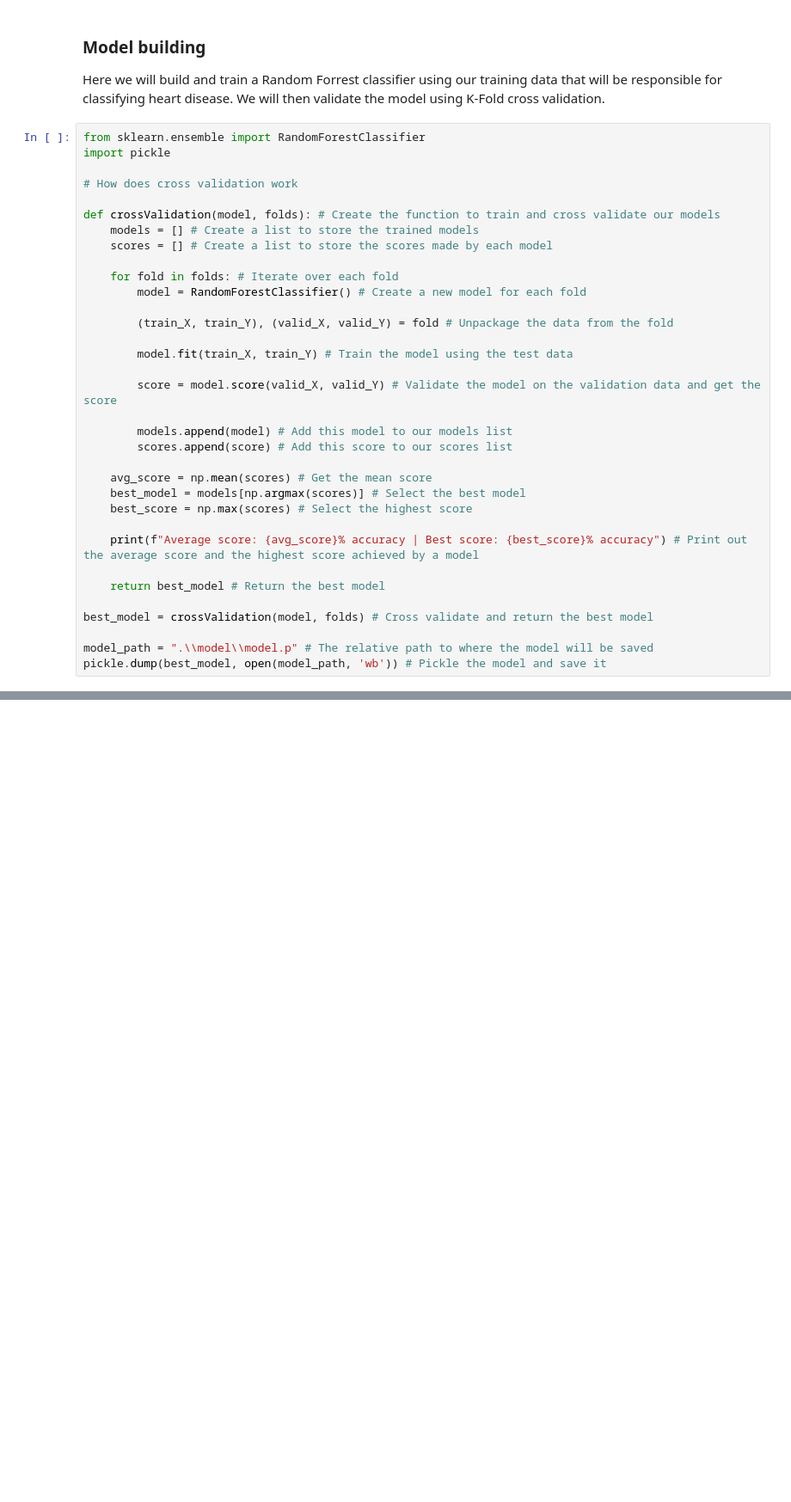
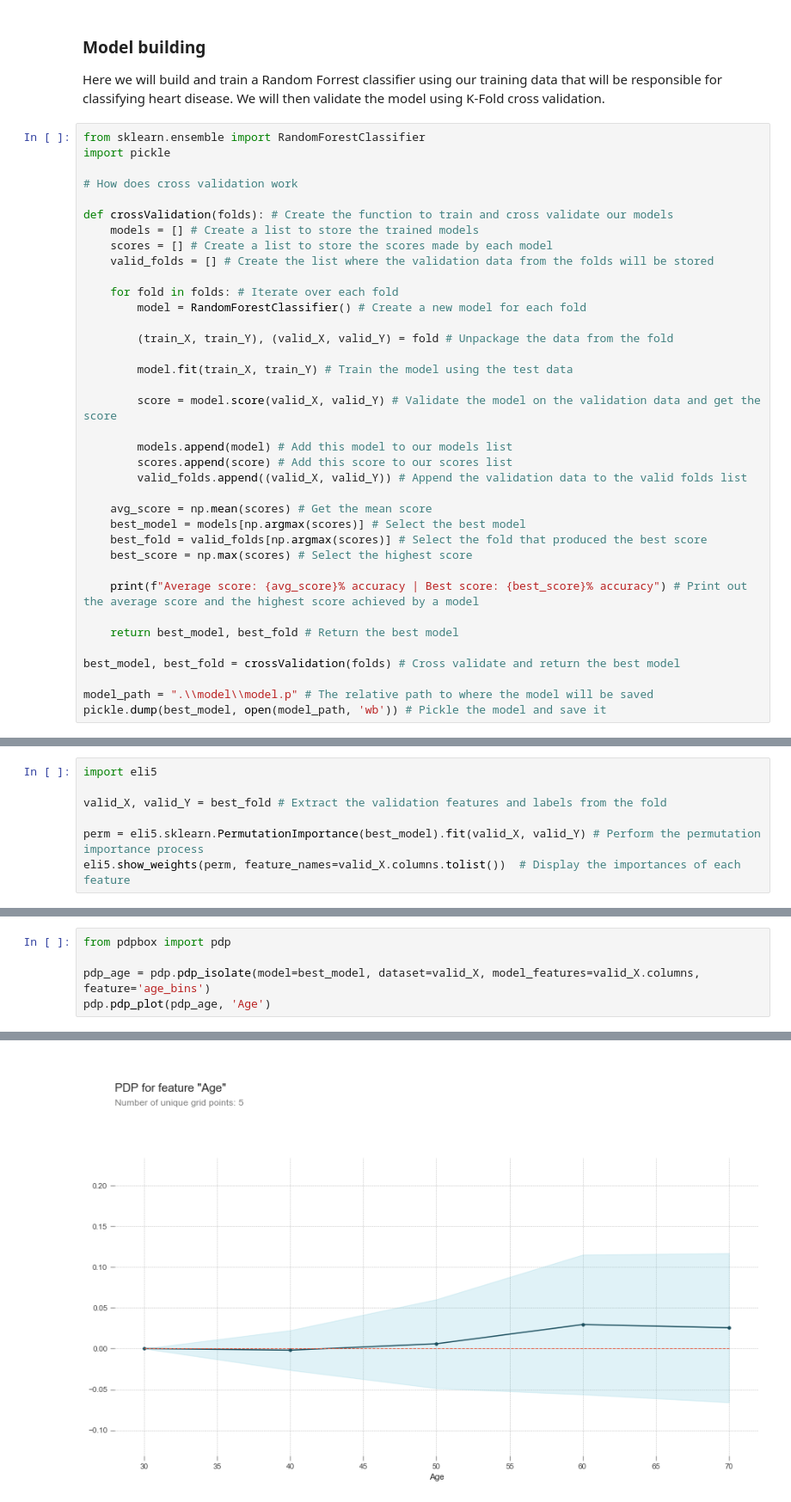
Before and after one commit to BenGOsborn/Heart-Disease-Classification, a Jupyter notebook: heart-disease-analysis.ipynb, the cells around one changed output, grey strips where cells are left out. Shown at 86% size. Saved outputs shown, nothing was run; the diff lists cells and outputs as text; blank space fills up the shorter version.

```diff
--- a/heart-disease-analysis.ipynb
+++ b/heart-disease-analysis.ipynb
@@ -286,9 +286,10 @@ import pickle
 
 # How does cross validation work
 
-def crossValidation(model, folds): # Create the function to train and cross validate our models
+def crossValidation(folds): # Create the function to train and cross validate our models
     models = [] # Create a list to store the trained models
     scores = [] # Create a list to store the scores made by each model
+    valid_folds = [] # Create the list where the validation data from the folds will be stored
 
     for fold in folds: # Iterate over each fold
         model = RandomForestClassifier() # Create a new model for each fold
@@ -301,16 +302,18 @@ def crossValidation(model, folds): # Create the function to train and cross vali
 
         models.append(model) # Add this model to our models list
         scores.append(score) # Add this score to our scores list
+        valid_folds.append((valid_X, valid_Y)) # Append the validation data to the valid folds list
 
     avg_score = np.mean(scores) # Get the mean score
     best_model = models[np.argmax(scores)] # Select the best model
+    best_fold = valid_folds[np.argmax(scores)] # Select the fold that produced the best score
     best_score = np.max(scores) # Select the highest score
 
     print(f"Average score: {avg_score}% accuracy | Best score: {best_score}% accuracy") # Print out the average score and the highest score achieved by a model
 
-    return best_model # Return the best model
+    return best_model, best_fold # Return the best model
 
-best_model = crossValidation(model, folds) # Cross validate and return the best model
+best_model, best_fold = crossValidation(folds) # Cross validate and return the best model
 
 model_path = ".\\model\\model.p" # The relative path to where the model will be saved
 pickle.dump(best_model, open(model_path, 'wb')) # Pickle the model and save it
@@ -325,0 +325,7 @@ Training examples: 265 | Validation examples: 38
+# %%
+import eli5
+
+valid_X, valid_Y = best_fold # Extract the validation features and labels from the fold
+
+perm = eli5.sklearn.PermutationImportance(best_model).fit(valid_X, valid_Y) # Perform the permutation importance process
+eli5.show_weights(perm, feature_names=valid_X.columns.tolist())  # Display the importances of each feature
@@ -325,0 +352,6 @@ Training examples: 265 | Validation examples: 38
+# %%
+from pdpbox import pdp
+
+pdp_age = pdp.pdp_isolate(model=best_model, dataset=valid_X, model_features=valid_X.columns, feature='age_bins')
+pdp.pdp_plot(pdp_age, 'Age')
+# %% [output]
@@ -325,0 +361 @@ Training examples: 265 | Validation examples: 38
+[figure, added]
```
Also changed, not shown: parts of 6 cells of this notebook, 1 other file.
